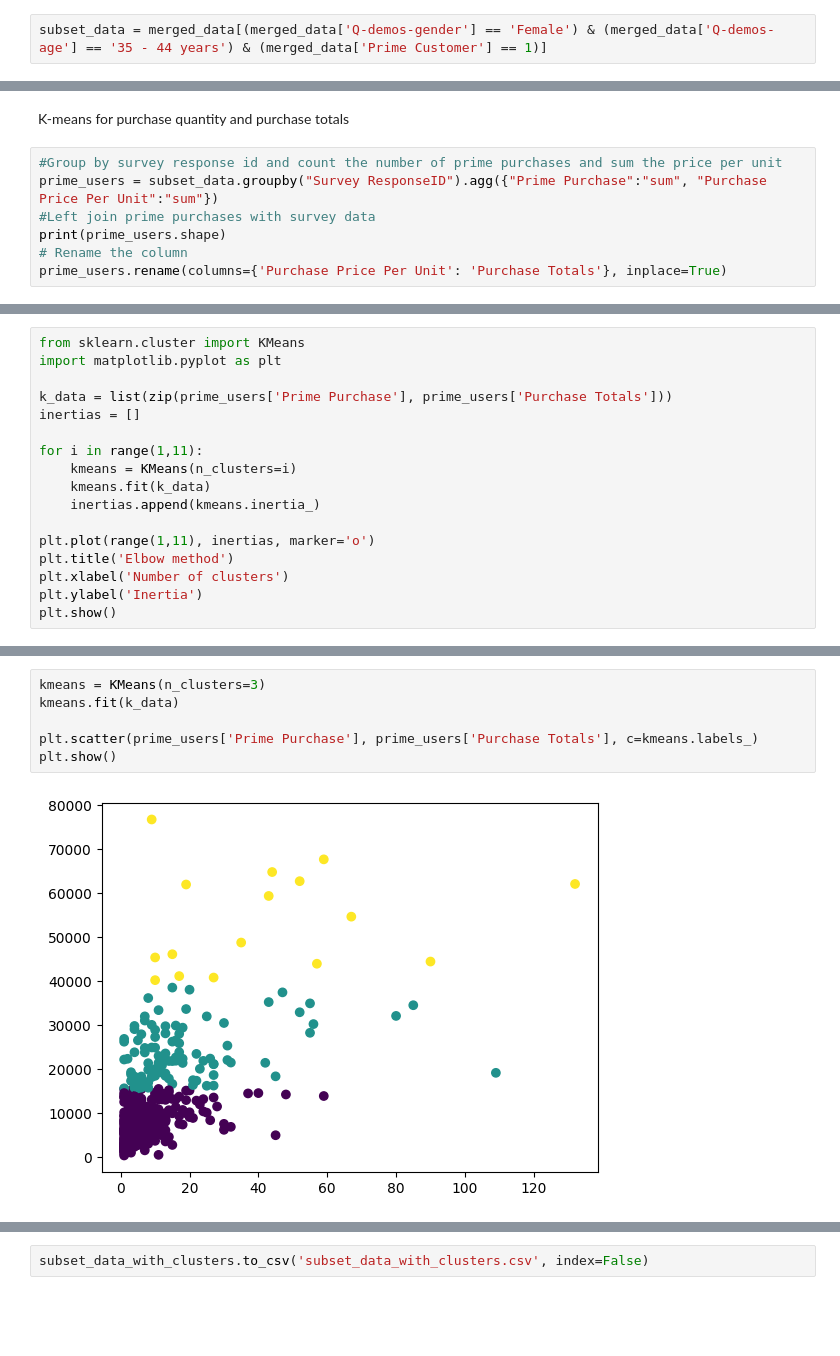
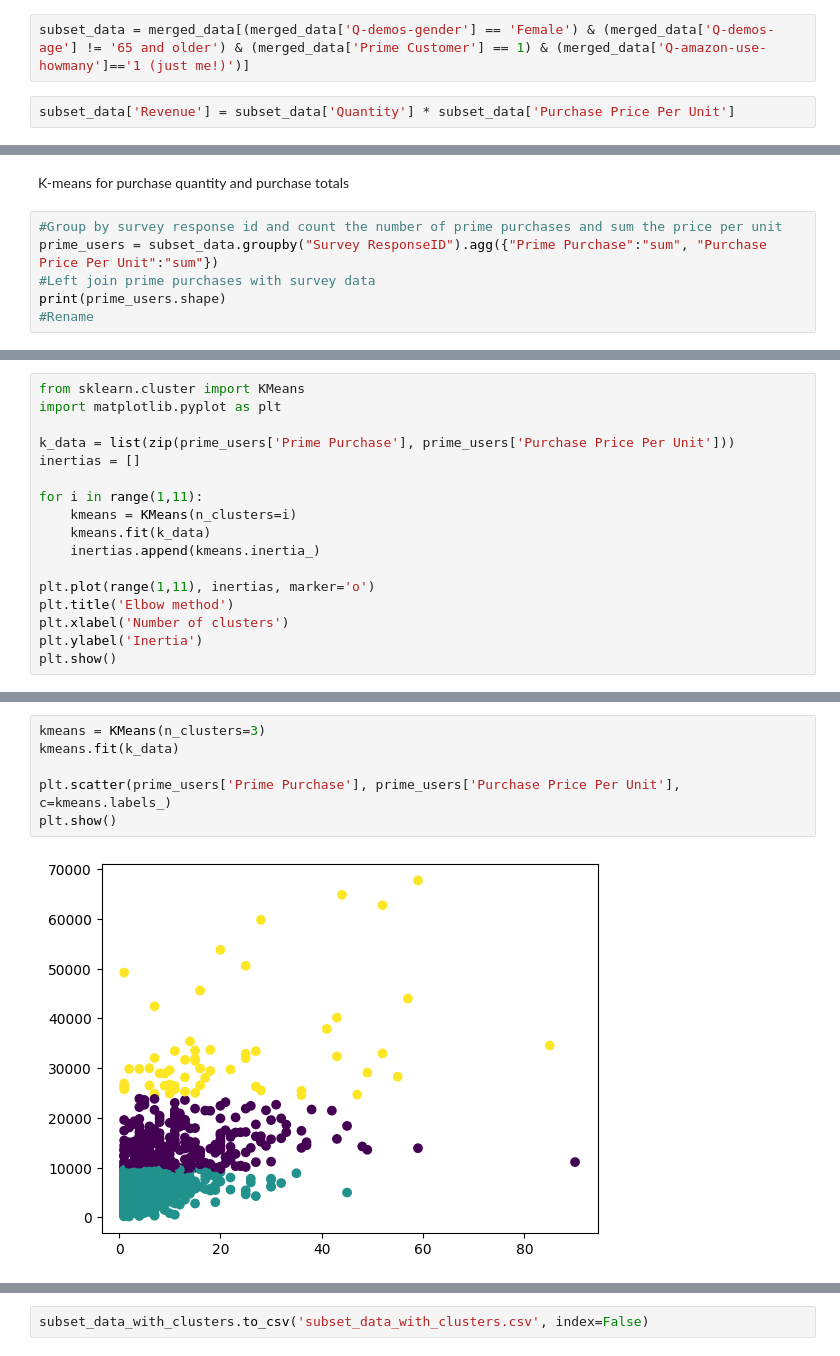
Before and after one commit to oliviermizero/BusinessForecastingProject, a Jupyter notebook: workflow.ipynb, the cells around one changed output, grey strips where cells are left out. Drawn from its saved outputs; the diff is of its cells as text; blank space fills up the shorter version.

Commit message:
Changed Subset and searched PD differences

```diff
--- a/workflow.ipynb
+++ b/workflow.ipynb
@@ -54,4 +54,6 @@ print(merged_data.shape, data.shape, survey_data.shape)
 # %% [output]
 (1850717, 32) (1850717, 10) (5027, 23)
 # %%
-subset_data = merged_data[(merged_data['Q-demos-gender'] == 'Female') & (merged_data['Q-demos-age'] == '35 - 44 years') & (merged_data['Prime Customer'] == 1)]
+subset_data = merged_data[(merged_data['Q-demos-gender'] == 'Female') & (merged_data['Q-demos-age'] != '65 and older') & (merged_data['Prime Customer'] == 1) & (merged_data['Q-amazon-use-howmany']=='1 (just me!)')]
+# %%
+subset_data['Revenue'] = subset_data['Quantity'] * subset_data['Purchase Price Per Unit']
@@ -147,6 +166,5 @@ K-means for purchase quantity and purchase totals
 prime_users = subset_data.groupby("Survey ResponseID").agg({"Prime Purchase":"sum", "Purchase Price Per Unit":"sum"})
 #Left join prime purchases with survey data
 print(prime_users.shape)
-# Rename the column
-prime_users.rename(columns={'Purchase Price Per Unit': 'Purchase Totals'}, inplace=True)
+#Rename
 # %% [output]
@@ -155,7 +173,7 @@ prime_users.rename(columns={'Purchase Price Per Unit': 'Purchase Totals'}, inpla
 from sklearn.cluster import KMeans
 import matplotlib.pyplot as plt
 
-k_data = list(zip(prime_users['Prime Purchase'], prime_users['Purchase Totals']))
+k_data = list(zip(prime_users['Prime Purchase'], prime_users['Purchase Price Per Unit']))
 inertias = []
 
 for i in range(1,11):
@@ -173,11 +191,11 @@ plt.show()
 # %%
 kmeans = KMeans(n_clusters=3)
 kmeans.fit(k_data)
 
-plt.scatter(prime_users['Prime Purchase'], prime_users['Purchase Totals'], c=kmeans.labels_)
+plt.scatter(prime_users['Prime Purchase'], prime_users['Purchase Price Per Unit'], c=kmeans.labels_)
 plt.show()
 # %% [output]
-[figure, old version]
+[figure, new version]
 # %%
 # Display the cluster centers
 print("Cluster Centers:")
```
Also changed, not shown: parts of 25 cells of this notebook.
